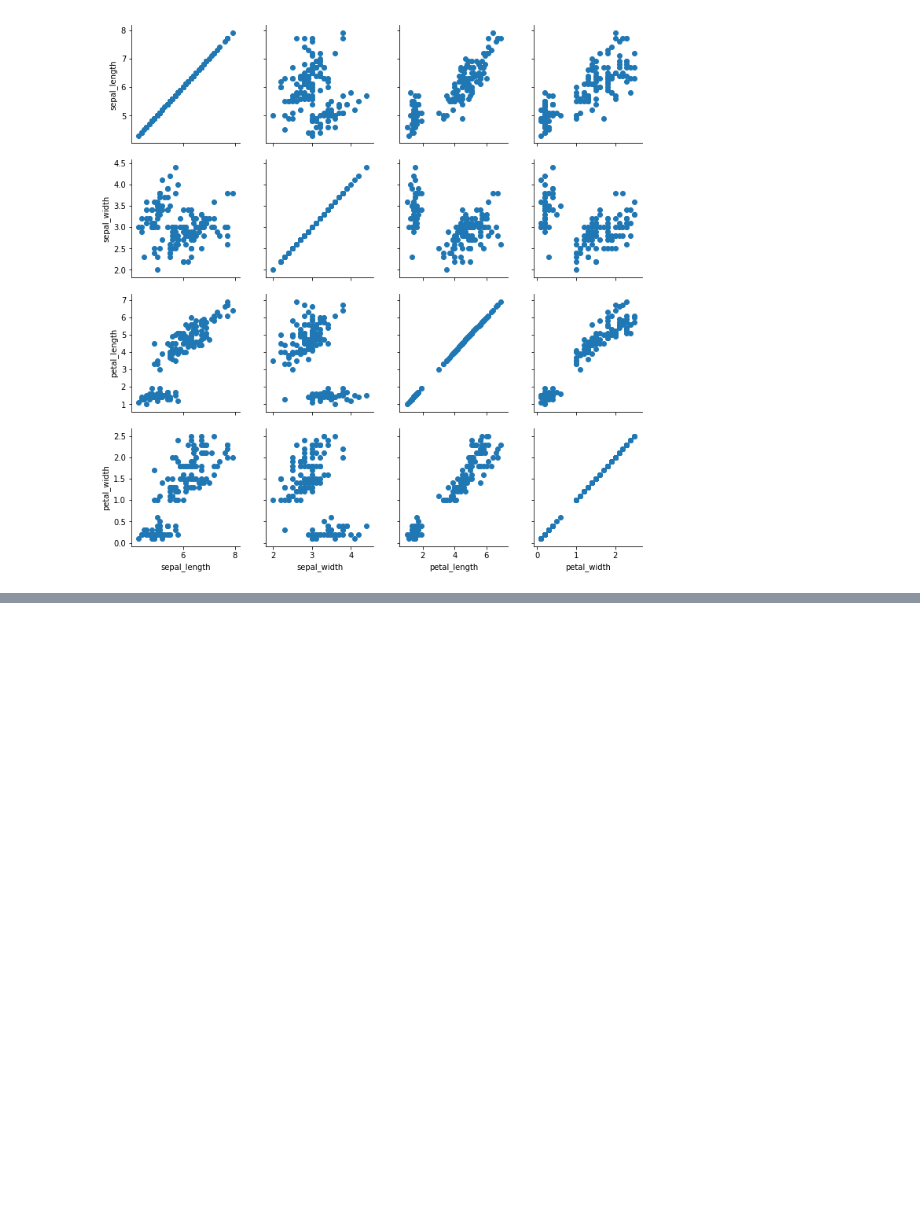
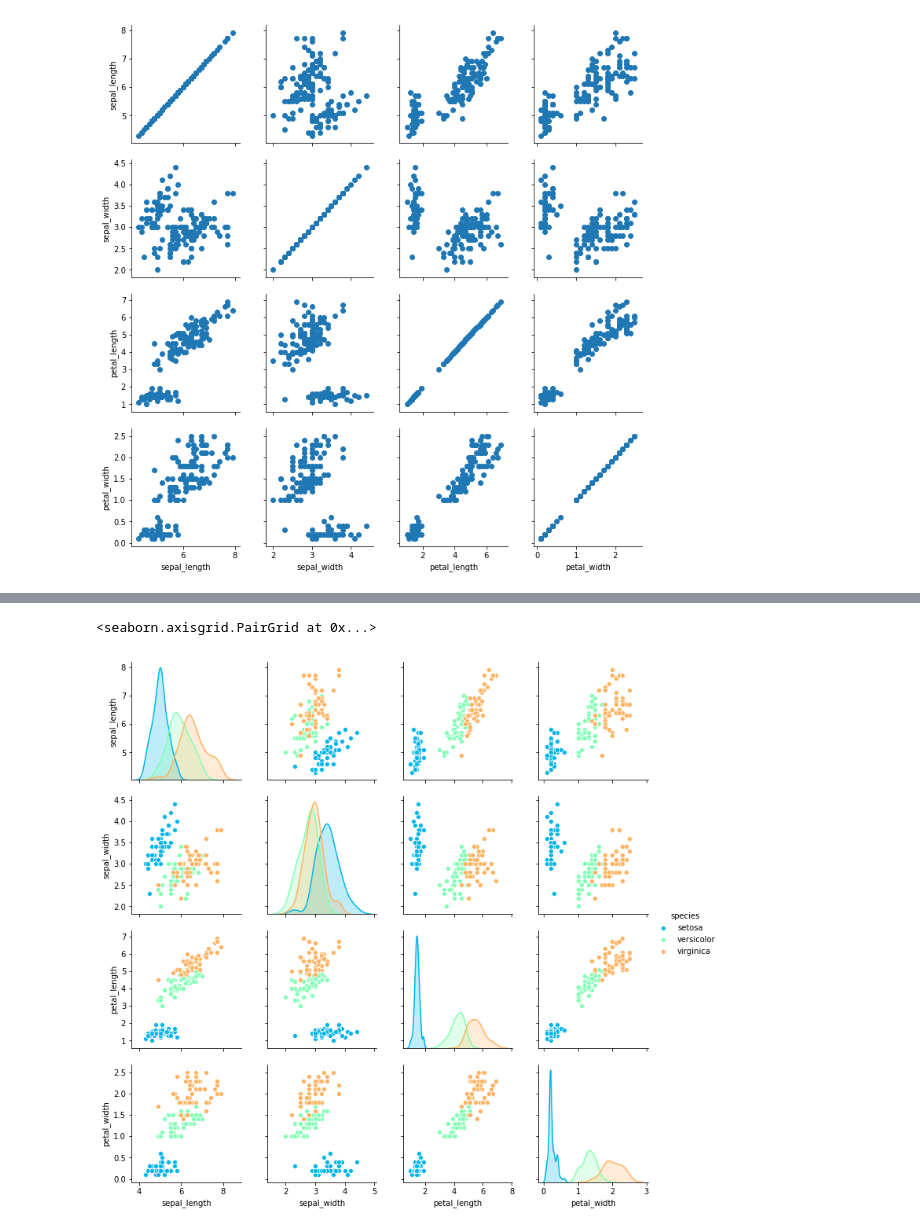
Before and after one commit to tedthiaka/python_programming, a Jupyter notebook: Seaborn-Grids.ipynb, the cells around one changed output, grey strips where cells are left out. Drawn from its saved outputs; the diff is of its cells as text; code cells hidden in the pictures; blank space fills up the shorter version.

```diff
--- a/Seaborn-Grids.ipynb
+++ b/Seaborn-Grids.ipynb
@@ -31,0 +49,6 @@ g.map(plt.scatter)
+# %%
+#Pairplot can quickly map your data by creating the grids AND the plots
+sns.pairplot(iris,hue='species',palette='rainbow')
+# %% [output]
+<seaborn.axisgrid.PairGrid at 0x...>
+[figure, added]
```
Also changed, not shown: parts of 9 cells of this notebook.
